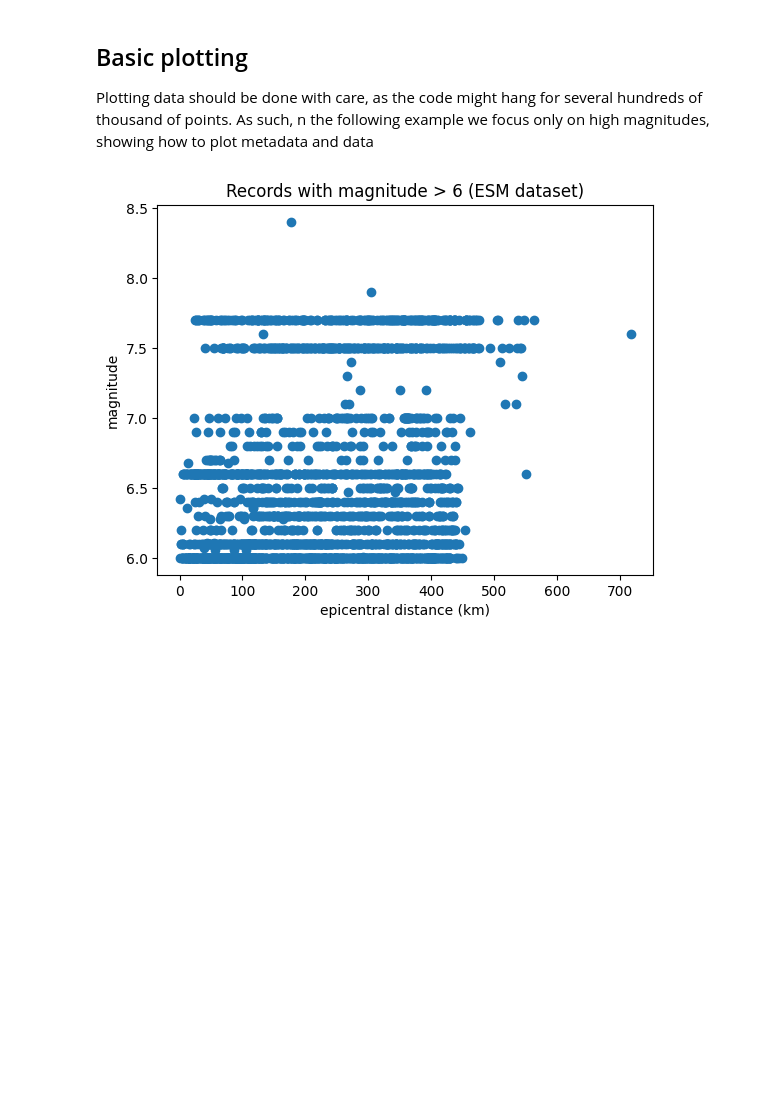
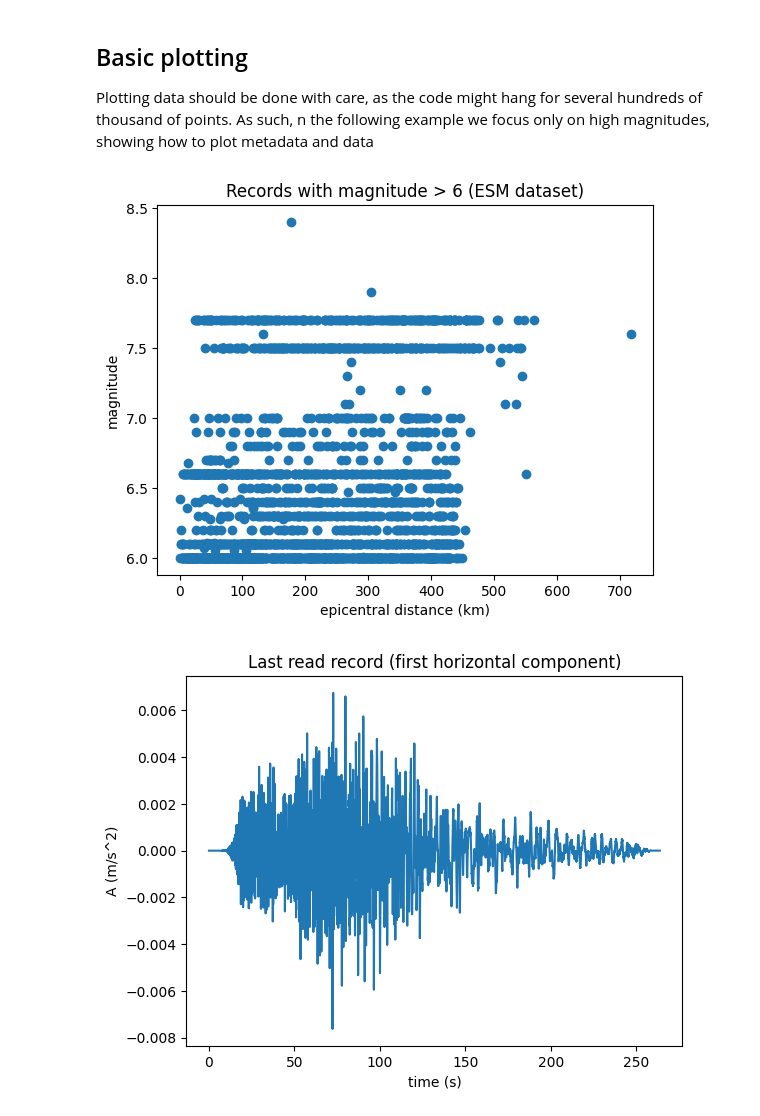
Before and after one commit to rizac/gmgt, a Jupyter notebook: gmgt.ipynb, the cells around one changed output. Drawn from its saved outputs; the diff is of its cells as text; code cells hidden in the pictures; blank space fills up the shorter version.

```diff
--- a/gmgt.ipynb
+++ b/gmgt.ipynb
@@ -61,27 +61,40 @@ As such, n the following example we focus only on high magnitudes, showing how t
 # %%
 magnitudes = []
 distances = []
 for h1, h2, v, dt, meta in get_records(
     file_path,
     min_magnitude=6,  # only records with at least magnitude 7.5
     available_components=['HH', 'HHV']  # only records with at least the two horizontal components
 ):
     magnitudes.append(meta.magnitude)
     distances.append(meta.epicentral_distance)
 
 from matplotlib import pyplot as plt
 plt.scatter(distances, magnitudes)
 plt.title('Records with magnitude > 6 (ESM dataset)')
 plt.xlabel('epicentral distance (km)')
 plt.ylabel('magnitude')
 plt.show()
 
 import numpy as np
 
-plt.plot(np.ones(len(h1)) * dt, h1)
+plt.plot(np.arange(len(h1)) * dt, h1)
 plt.title('Last read record (first horizontal component)')
 plt.xlabel('time (s)')
-plt.ylabel('magnitude')
+plt.ylabel('A (m/s^2)')
 plt.show()
+
+plt.plot(np.arange(len(h1)) * dt, h2)
+plt.title('Last read record (second horizontal component)')
+plt.xlabel('time (s)')
+plt.ylabel('A (m/s^2)')
+plt.show()
+
+plt.plot(np.arange(len(h1)) * dt, v)
+plt.title('Last read record (vertical component)')
+plt.xlabel('time (s)')
+plt.ylabel('A (m/s^2)')
+plt.show()
 # %% [output]
 [figure]
+[figure, added]
```
Also changed, not shown: parts of 1 cell of this notebook.
